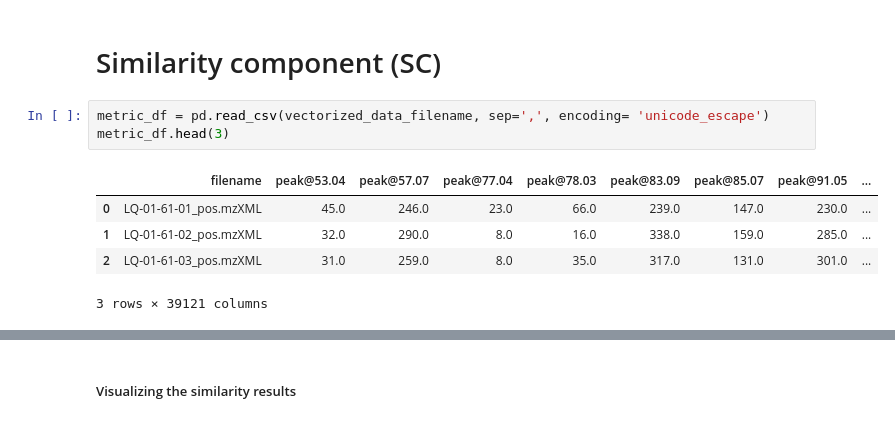
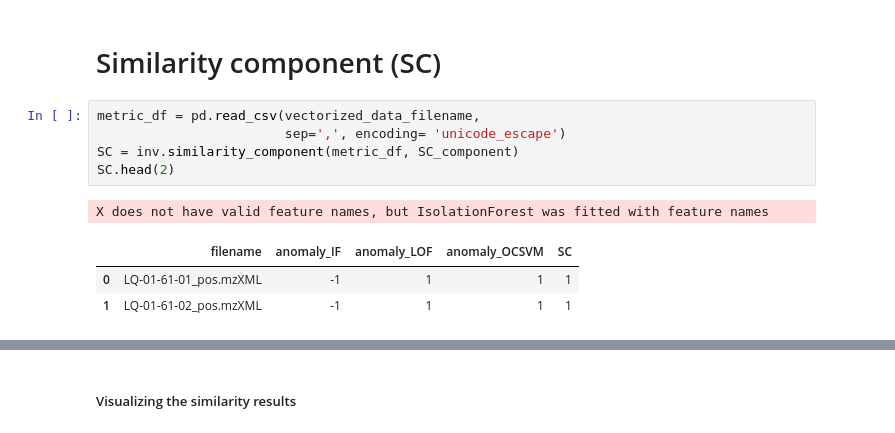
Before and after one commit to luigiquiros/inventa, a Jupyter notebook: notebook/INVENTA_V8.ipynb, the cells around one changed output, grey strips where cells are left out. Drawn from its saved outputs; the diff is of its cells as text.

```diff
--- a/notebook/INVENTA_V8.ipynb
+++ b/notebook/INVENTA_V8.ipynb
@@ -250,11 +260,12 @@ LC.head(2)
 # %% [markdown]
 # Similarity component (SC)
 # %%
-metric_df = pd.read_csv(vectorized_data_filename, sep=',', encoding= 'unicode_escape')
-metric_df.head(3)
+metric_df = pd.read_csv(vectorized_data_filename,
+                        sep=',', encoding= 'unicode_escape')
+SC = inv.similarity_component(metric_df, SC_component)
+SC.head(2)
 # %% [output]
+X does not have valid feature names, but IsolationForest was fitted with feature names
-|  | filename | peak@53.04 | peak@57.07 | peak@77.04 | peak@78.03 | peak@83.09 | peak@85.07 | peak@91.05 | ... |
-| 0 | LQ-01-61-01_pos.mzXML | 45.0 | 246.0 | 23.0 | 66.0 | 239.0 | 147.0 | 230.0 | ... |
-| 1 | LQ-01-61-02_pos.mzXML | 32.0 | 290.0 | 8.0 | 16.0 | 338.0 | 159.0 | 285.0 | ... |
-| 2 | LQ-01-61-03_pos.mzXML | 31.0 | 259.0 | 8.0 | 35.0 | 317.0 | 131.0 | 301.0 | ... |
+|  | filename | anomaly_IF | anomaly_LOF | anomaly_OCSVM | SC |
+| 0 | LQ-01-61-01_pos.mzXML | -1 | 1 | 1 | 1 |
+| 1 | LQ-01-61-02_pos.mzXML | -1 | 1 | 1 | 1 |
-3 rows × 39121 columns
```
Also changed, not shown: parts of 10 cells of this notebook, 4 other files.
